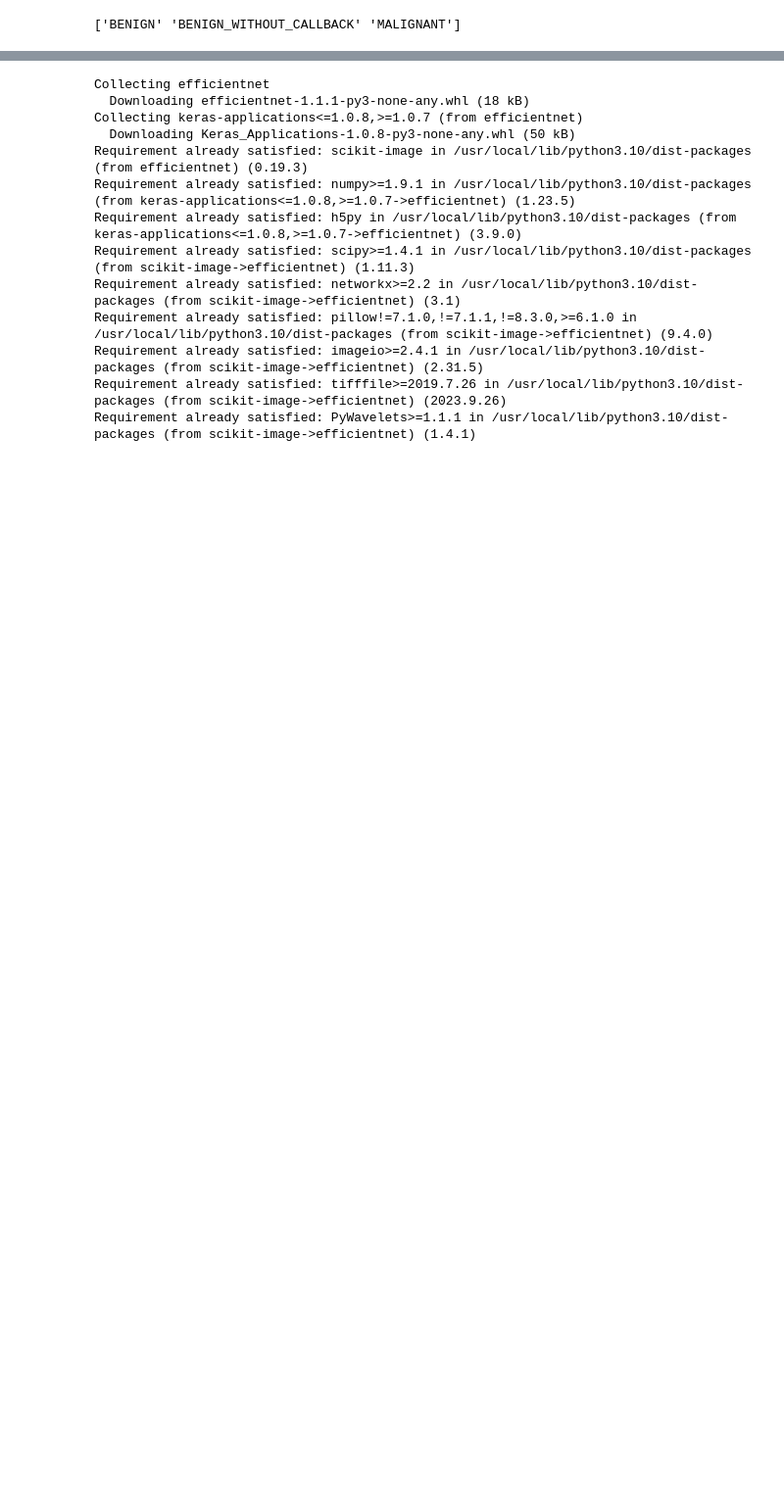
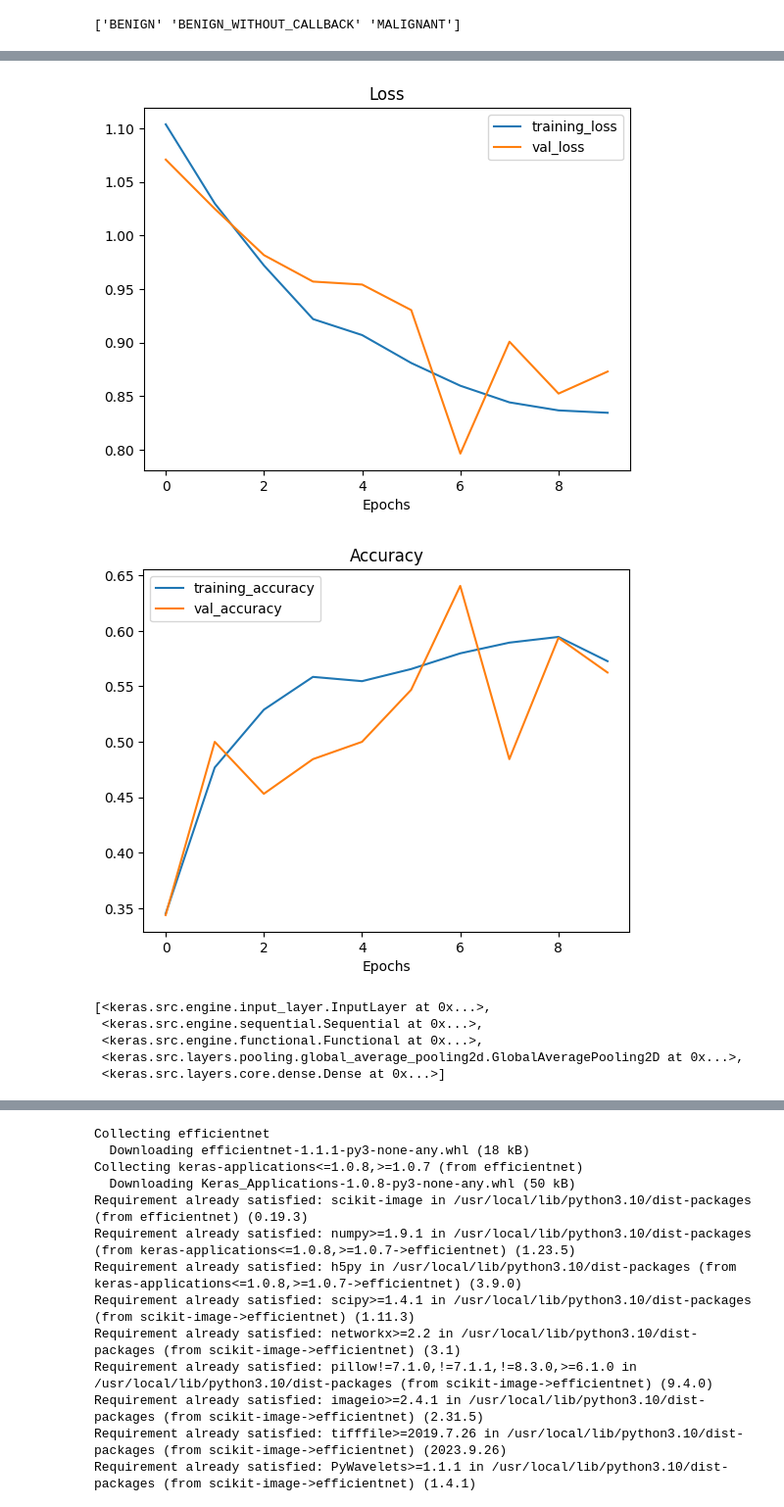
Before and after one commit to NestorBaptista/Project4_Breast_Cancer_Classification, a Jupyter notebook: Breast_cancer_classification.ipynb, the cells around one changed output, grey strips where cells are left out. Shown: that part at 98% size. Drawn from its saved outputs; the diff is of its cells as text; code cells hidden in the pictures; blank space fills up the shorter version.

```diff
--- a/Breast_cancer_classification.ipynb
+++ b/Breast_cancer_classification.ipynb
@@ -21,8 +38,16 @@ from tensorflow.keras.preprocessing.image import ImageDataGenerator
 # %%
 # Obtain the paths to the training and the test sets
-training_set_path = "/content/drive/MyDrive/Project_4/calc_train"
-test_set_path = "/content/drive/MyDrive/Project_4/calc_test"
+training_set_path = "/content/drive/MyDrive/Project_4/calc_train_cropped"
+test_set_path = "/content/drive/MyDrive/Project_4/calc_test_cropped"
+
+# # Trying example dataset
+# !wget https://storage.googleapis.com/ztm_tf_course/food_vision/10_food_classes_all_data.zip
+# unzip_data("10_food_classes_all_data.zip")
+# training_set_path = "10_food_classes_all_data/train/"
+# test_set_path = "10_food_classes_all_data/test/"
+
 efn_net_url = "https://tfhub.dev/tensorflow/efficientnet/b0/feature-vector/1"
+res_net_url = "https://tfhub.dev/tensorflow/resnet_50/feature_vector/1"
 # %%
 # Get the class names programmetically
 data_dir = pathlib.Path(training_set_path)
@@ -79,0 +194,4 @@ array([[249, 249, 254, ...,   0,   0,   0],
+# %%
+# Create a model for transfer learning (THE ORIGINAL MODEL)
+model_0 = create_tf_model(input_shape, 3, 1e-4, False)
+model_0.summary()
@@ -79,0 +236,9 @@ array([[249, 249, 254, ...,   0,   0,   0],
+# %%
+# Fit the model saving checkpoints every epoch
+history_0 = model_0.fit(train_data,
+                        epochs=10,
+                        steps_per_epoch=len(train_data),
+                        validation_data = test_data,
+                        validation_steps = int(0.25 * len(test_data)) #, # do less steps per validation (quicker)
+                        # callbacks=[create_tensorboard_callback("transfer_learning", "data_aug"), checkpoint_callback]
+                        )
@@ -79,0 +266,7 @@ array([[249, 249, 254, ...,   0,   0,   0],
+# %%
+# Evaluate on the test data **USING TRANSFER LEARNING AND NO FINE TUNING
+results_data_aug = model_0.evaluate(test_data)
+results_data_aug
+# Plot model loss curves
+plot_loss_curves(history_0)
+# %% [output]
@@ -79,0 +274,2 @@ array([[249, 249, 254, ...,   0,   0,   0],
+[figure, added]
+[figure, added]
@@ -79,0 +294,9 @@ array([[249, 249, 254, ...,   0,   0,   0],
+# %%
+# Layers in loaded model
+model_0.layers
+# %% [output]
+[<keras.src.engine.input_layer.InputLayer at 0x...>,
+ <keras.src.engine.sequential.Sequential at 0x...>,
+ <keras.src.engine.functional.Functional at 0x...>,
+ <keras.src.layers.pooling.global_average_pooling2d.GlobalAveragePooling2D at 0x...>,
+ <keras.src.layers.core.dense.Dense at 0x...>]
```
Also changed, not shown: parts of 45 cells of this notebook.
